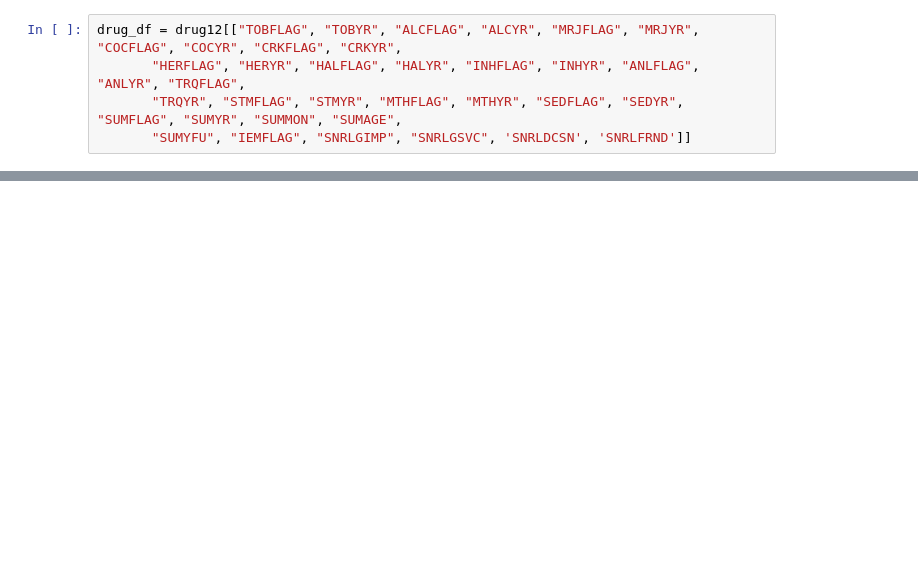
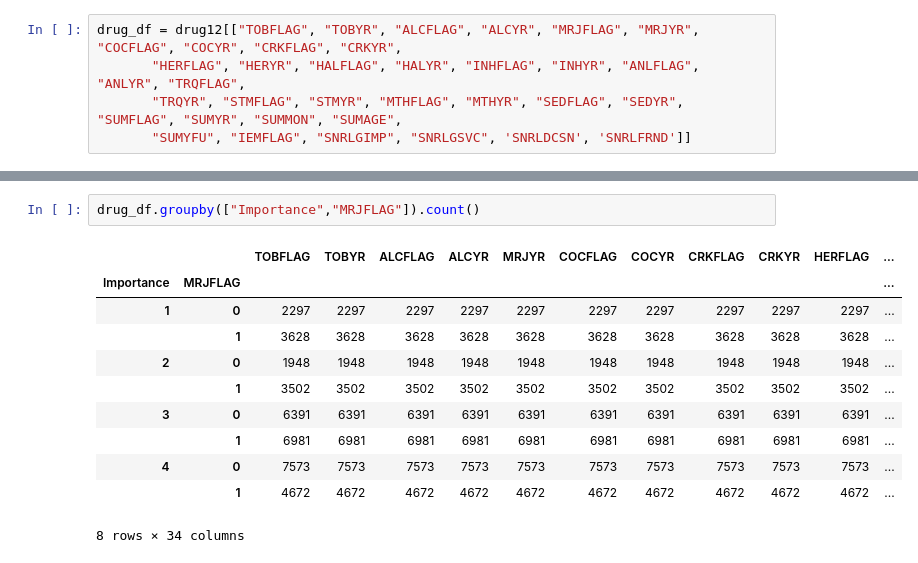
Before and after one commit to zaxiang/DDS_Project, a Jupyter notebook: Drug_and_Religious_Dataset_Lana.ipynb, the cells around one changed output, grey strips where cells are left out. Saved outputs shown, nothing was run; the diff lists cells and outputs as text; blank space fills up the shorter version.

```diff
--- a/Drug_and_Religious_Dataset_Lana.ipynb
+++ b/Drug_and_Religious_Dataset_Lana.ipynb
@@ -17,0 +226,14 @@ drug_df = drug_df[(drug_df.SNRLGSVC.isin(drop_values) == False) &
+# %%
+drug_df.groupby(["Importance","MRJFLAG"]).count()
+# %% [output]
+|  |  | TOBFLAG | TOBYR | ALCFLAG | ALCYR | MRJYR | COCFLAG | COCYR | CRKFLAG | CRKYR | HERFLAG | ... |
+| Importance | MRJFLAG |  |  |  |  |  |  |  |  |  |  | ... |
+| 1 | 0 | 2297 | 2297 | 2297 | 2297 | 2297 | 2297 | 2297 | 2297 | 2297 | 2297 | ... |
+|  | 1 | 3628 | 3628 | 3628 | 3628 | 3628 | 3628 | 3628 | 3628 | 3628 | 3628 | ... |
+| 2 | 0 | 1948 | 1948 | 1948 | 1948 | 1948 | 1948 | 1948 | 1948 | 1948 | 1948 | ... |
+|  | 1 | 3502 | 3502 | 3502 | 3502 | 3502 | 3502 | 3502 | 3502 | 3502 | 3502 | ... |
+| 3 | 0 | 6391 | 6391 | 6391 | 6391 | 6391 | 6391 | 6391 | 6391 | 6391 | 6391 | ... |
+|  | 1 | 6981 | 6981 | 6981 | 6981 | 6981 | 6981 | 6981 | 6981 | 6981 | 6981 | ... |
+| 4 | 0 | 7573 | 7573 | 7573 | 7573 | 7573 | 7573 | 7573 | 7573 | 7573 | 7573 | ... |
+|  | 1 | 4672 | 4672 | 4672 | 4672 | 4672 | 4672 | 4672 | 4672 | 4672 | 4672 | ... |
+8 rows × 34 columns
```
Also changed, not shown: parts of 32 cells of this notebook.
